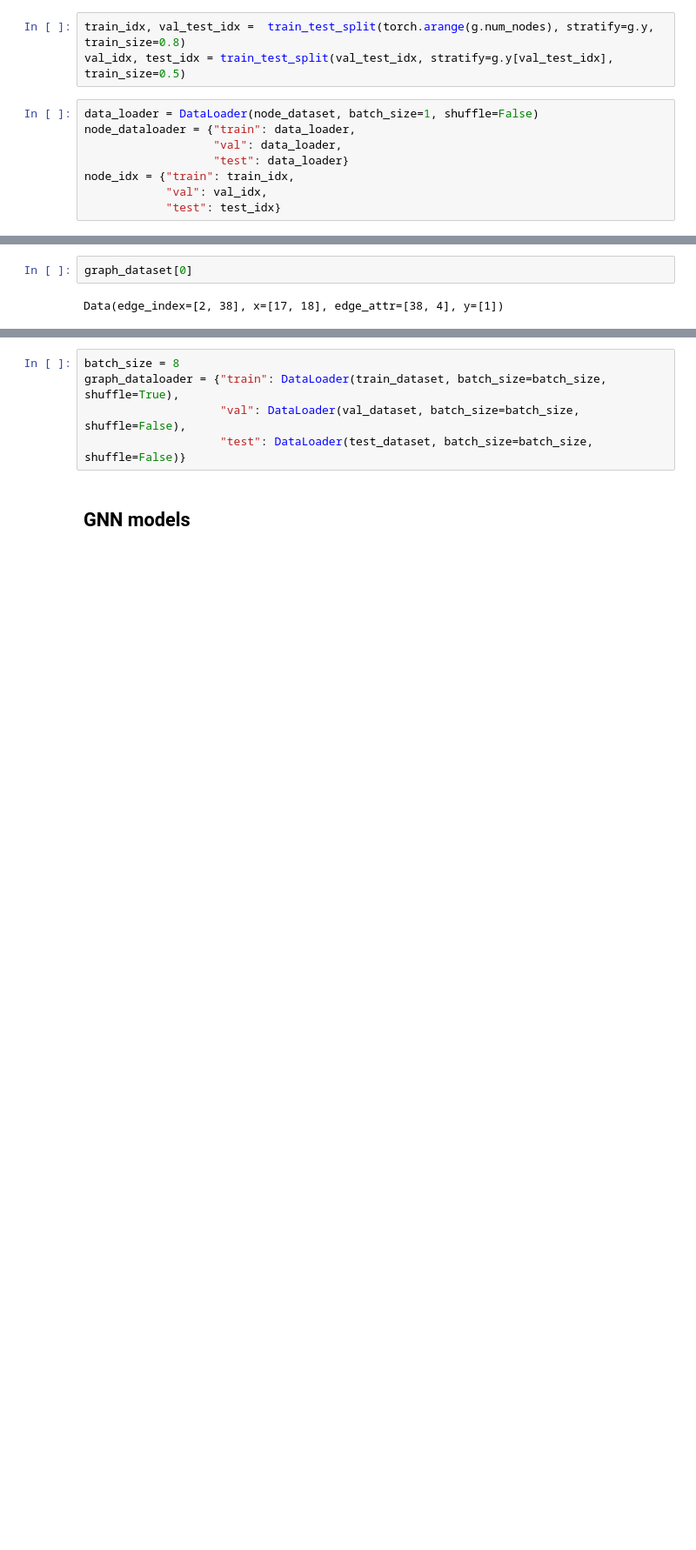
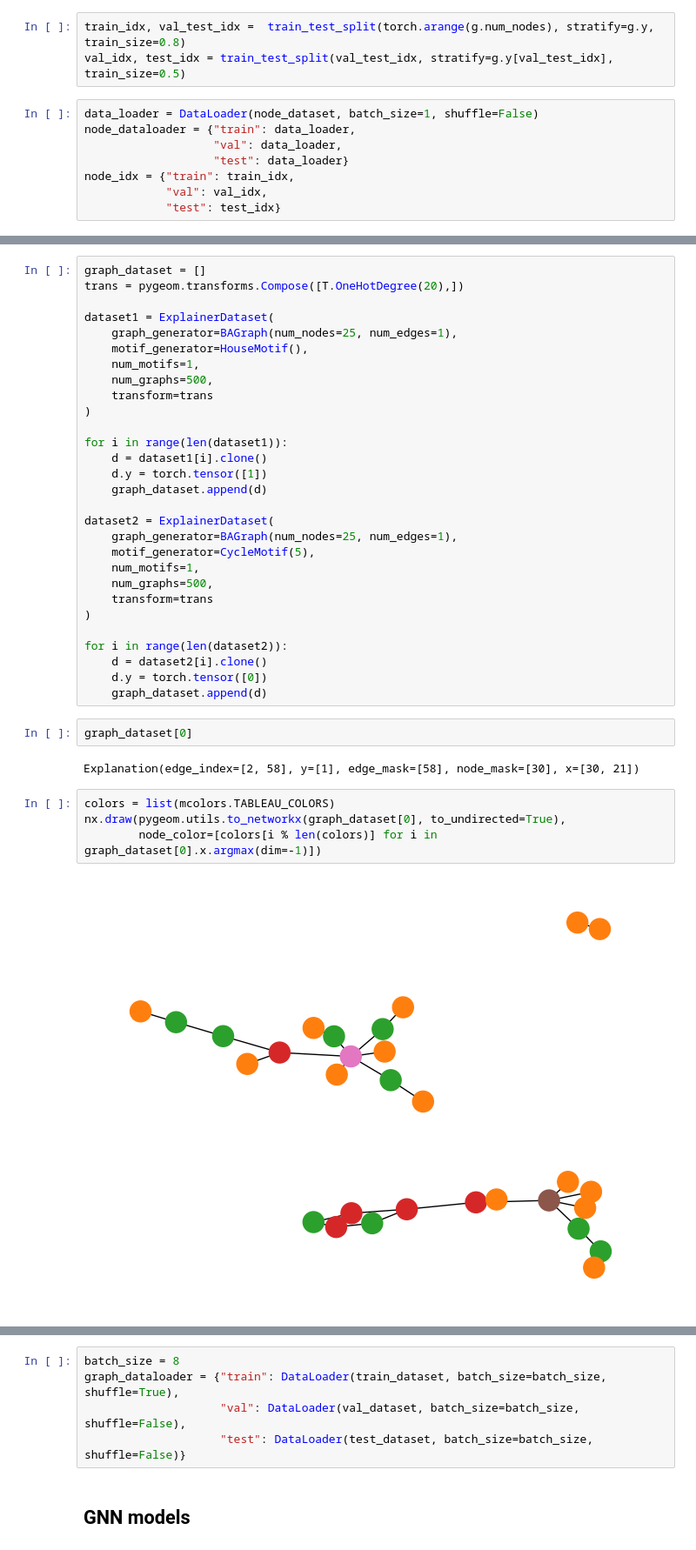
Before and after one commit to 6ninjak/neural-networks-exam, a Jupyter notebook: pgexplainer.ipynb, the cells around one changed output, grey strips where cells are left out. Shown at 87% size. Drawn from its saved outputs; the diff is of its cells as text; blank space fills up the shorter version.

```diff
--- a/pgexplainer.ipynb
+++ b/pgexplainer.ipynb
@@ -82,4 +113,39 @@ MUTAG(135)
+# %%
+graph_dataset = []
+trans = pygeom.transforms.Compose([T.OneHotDegree(20),])
+
+dataset1 = ExplainerDataset(
+    graph_generator=BAGraph(num_nodes=25, num_edges=1),
+    motif_generator=HouseMotif(),
+    num_motifs=1,
+    num_graphs=500,
+    transform=trans
+)
+
+for i in range(len(dataset1)):
+    d = dataset1[i].clone()
+    d.y = torch.tensor([1])
+    graph_dataset.append(d)
+
+dataset2 = ExplainerDataset(
+    graph_generator=BAGraph(num_nodes=25, num_edges=1),
+    motif_generator=CycleMotif(5),
+    num_motifs=1,
+    num_graphs=500,
+    transform=trans
+)
+
+for i in range(len(dataset2)):
+    d = dataset2[i].clone()
+    d.y = torch.tensor([0])
+    graph_dataset.append(d)
 # %%
 graph_dataset[0]
 # %% [output]
-Data(edge_index=[2, 38], x=[17, 18], edge_attr=[38, 4], y=[1])
+Explanation(edge_index=[2, 58], y=[1], edge_mask=[58], node_mask=[30], x=[30, 21])
+# %%
+colors = list(mcolors.TABLEAU_COLORS)
+nx.draw(pygeom.utils.to_networkx(graph_dataset[0], to_undirected=True),
+        node_color=[colors[i % len(colors)] for i in graph_dataset[0].x.argmax(dim=-1)])
+# %% [output]
+[figure, added]
```
Also changed, not shown: parts of 43 cells of this notebook, 13 other files.
